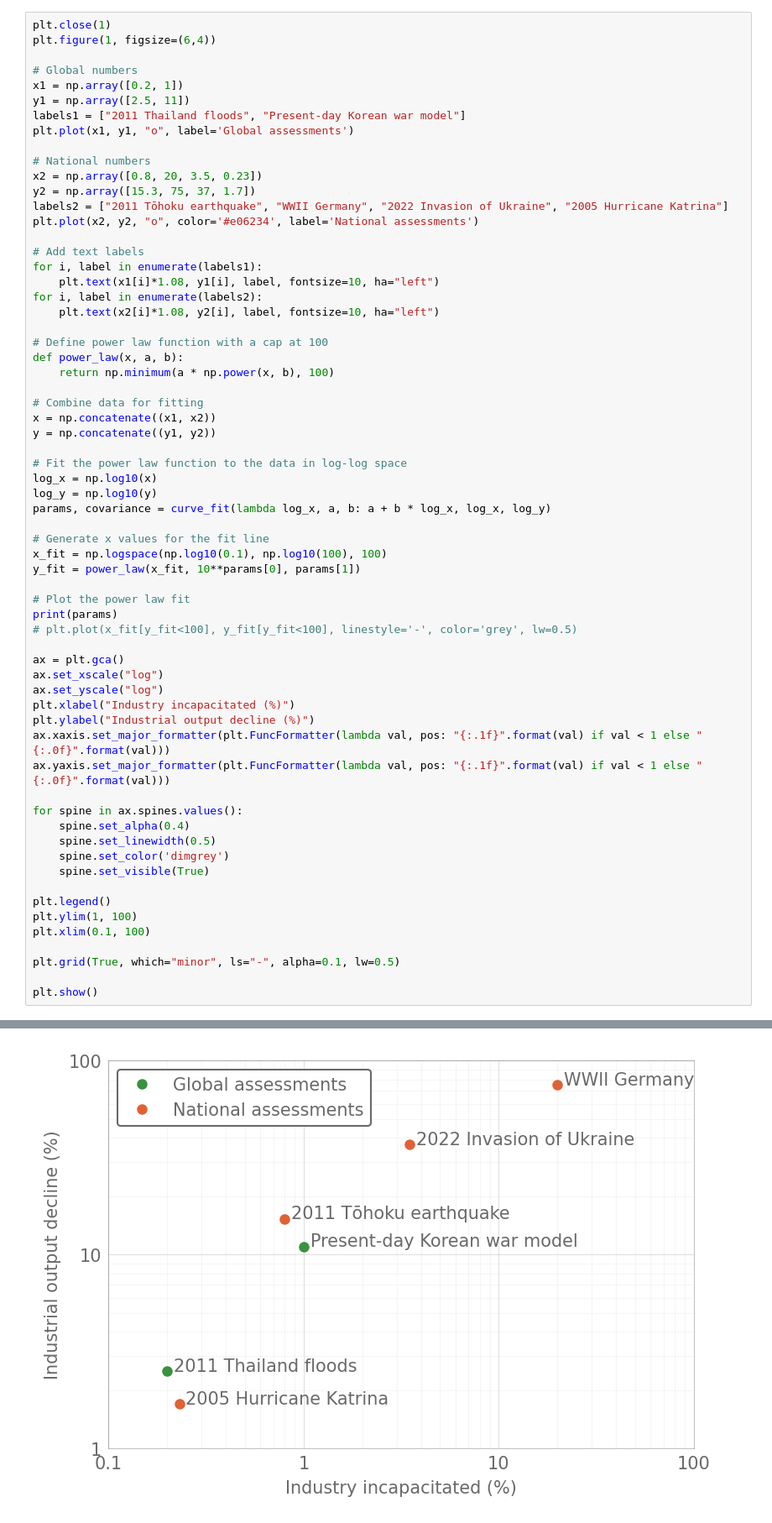
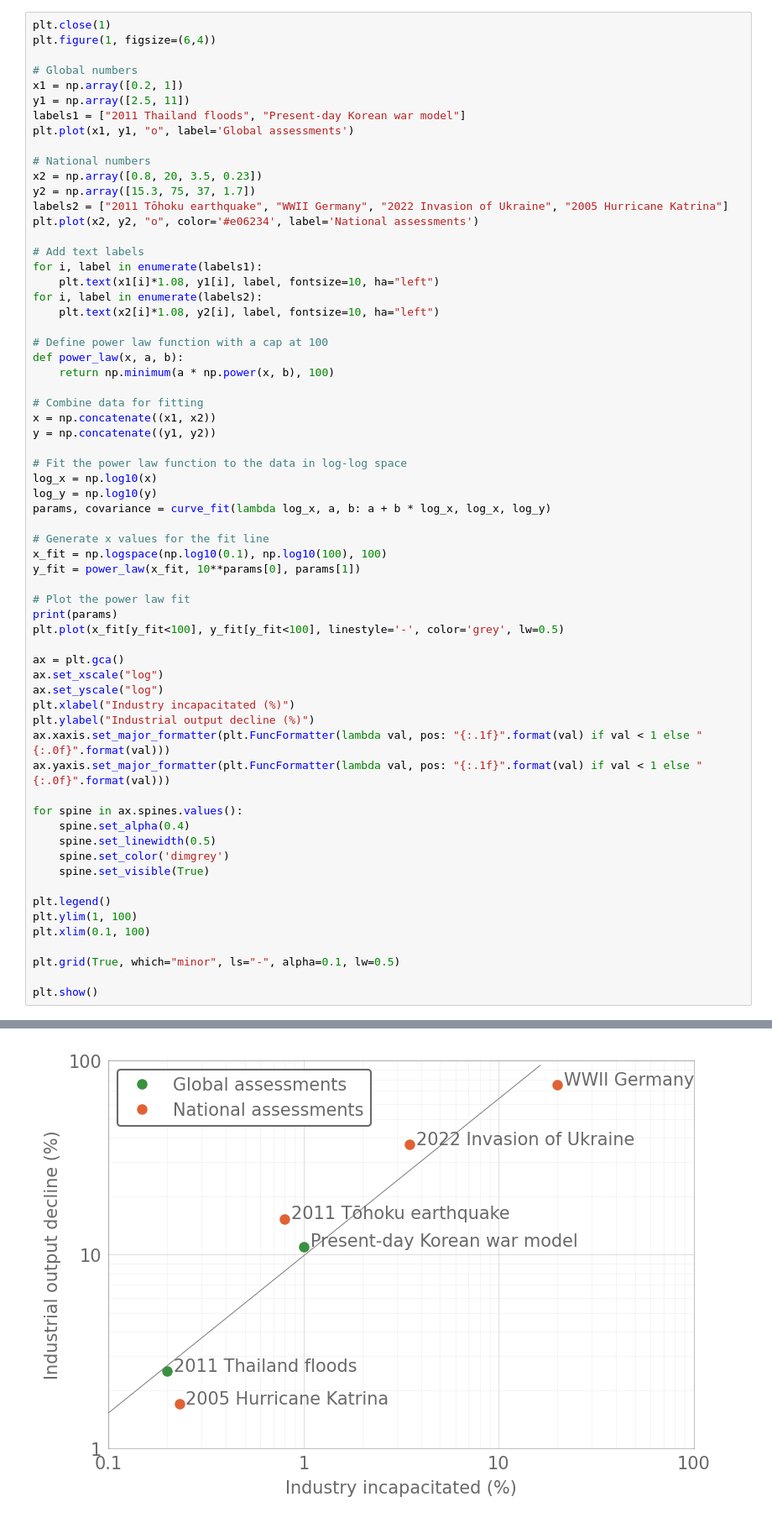
Before and after one commit to allfed/Population-Loss-NW, a Jupyter notebook: scripts/industry-destruction-response.ipynb, the cells around one changed output, grey strips where cells are left out. Shown at 84% size. Saved outputs shown, nothing was run; the diff lists cells and outputs as text.

```diff
--- a/scripts/industry-destruction-response.ipynb
+++ b/scripts/industry-destruction-response.ipynb
@@ -46,32 +46,32 @@ params, covariance = curve_fit(lambda log_x, a, b: a + b * log_x, log_x, log_y)
 # Generate x values for the fit line
 x_fit = np.logspace(np.log10(0.1), np.log10(100), 100)
 y_fit = power_law(x_fit, 10**params[0], params[1])
 
 # Plot the power law fit
 print(params)
-# plt.plot(x_fit[y_fit<100], y_fit[y_fit<100], linestyle='-', color='grey', lw=0.5)
+plt.plot(x_fit[y_fit<100], y_fit[y_fit<100], linestyle='-', color='grey', lw=0.5)
 
 ax = plt.gca()
 ax.set_xscale("log")
 ax.set_yscale("log")
 plt.xlabel("Industry incapacitated (%)")
 plt.ylabel("Industrial output decline (%)")
 ax.xaxis.set_major_formatter(plt.FuncFormatter(lambda val, pos: "{:.1f}".format(val) if val < 1 else "{:.0f}".format(val)))
 ax.yaxis.set_major_formatter(plt.FuncFormatter(lambda val, pos: "{:.1f}".format(val) if val < 1 else "{:.0f}".format(val)))
 
 for spine in ax.spines.values():
     spine.set_alpha(0.4)
     spine.set_linewidth(0.5)
     spine.set_color('dimgrey')
     spine.set_visible(True)
 
 plt.legend()
 plt.ylim(1, 100)
 plt.xlim(0.1, 100)
 
 plt.grid(True, which="minor", ls="-", alpha=0.1, lw=0.5)
 
 plt.show()
 # %% [output]
 [0.99414573 0.80998909]
-[figure, old version]
+[figure, new version]
```
Also changed, not shown: 5 other files.
